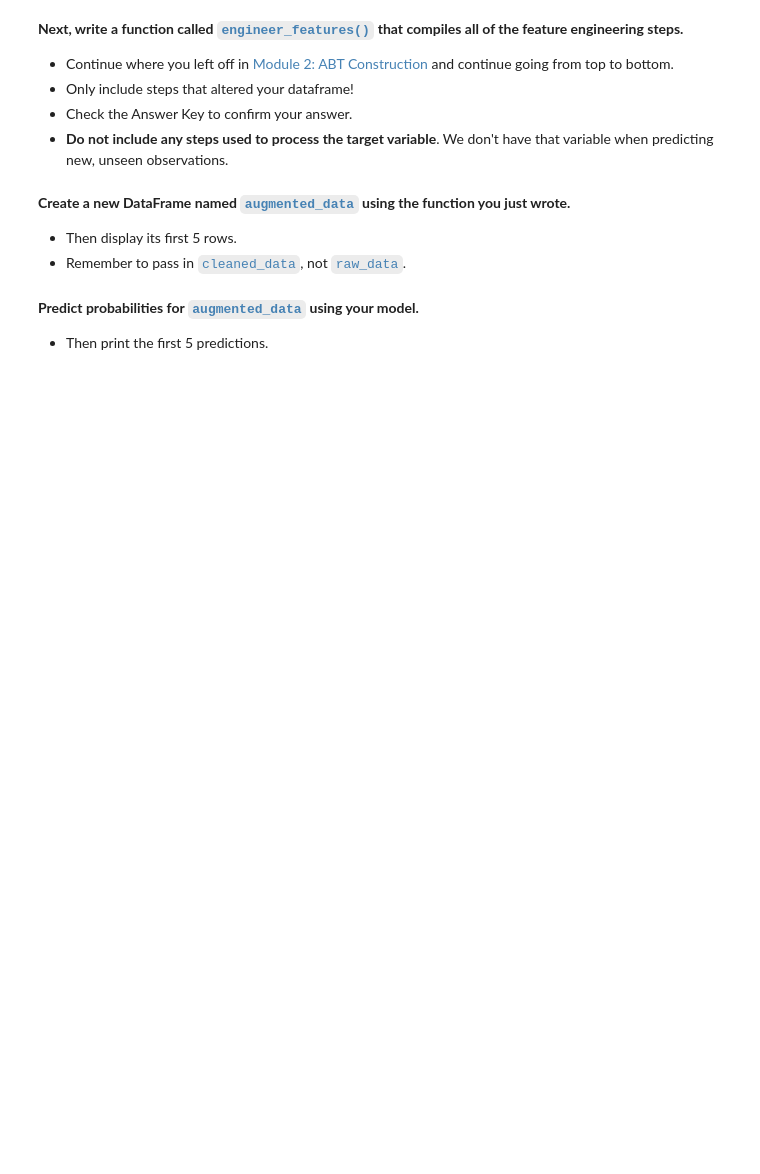
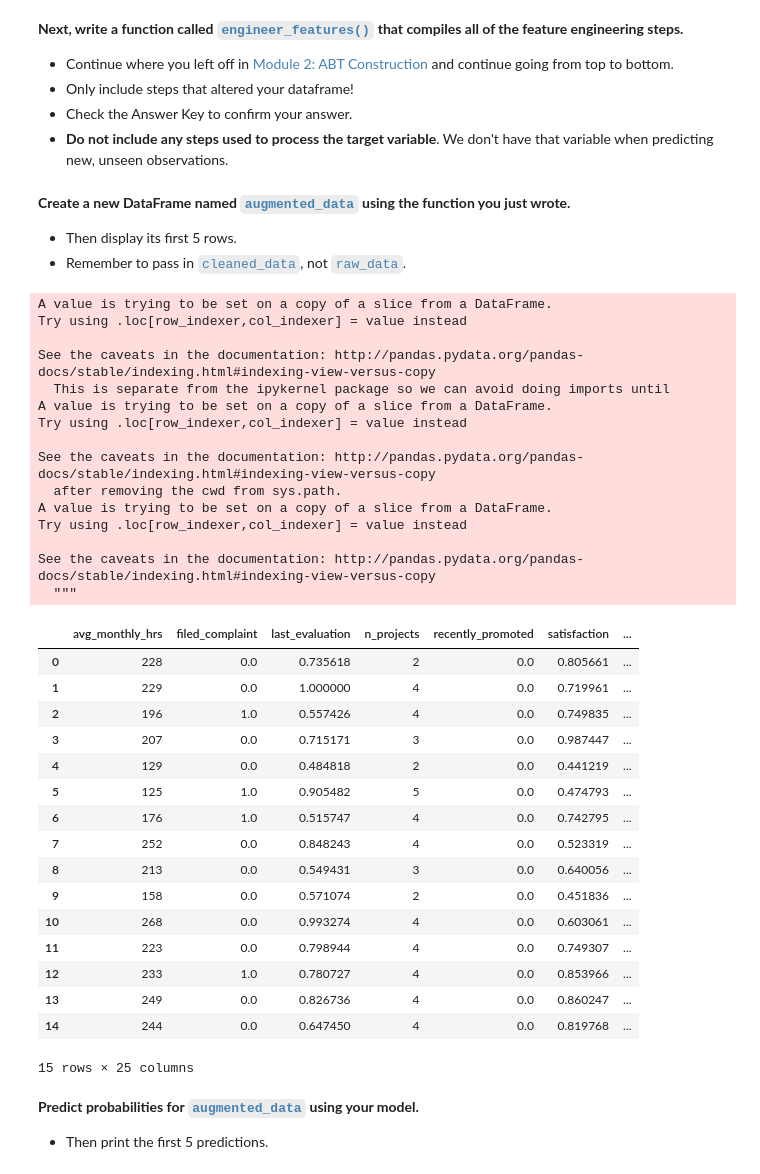
Before and after one commit to baskoroi/elite-ml, a Jupyter notebook: workbooks/project-3/Module 5 - Project Delivery.ipynb, the cells around one changed output. Drawn from its saved outputs; the diff is of its cells as text; code cells hidden in the pictures; blank space fills up the shorter version.

```diff
--- a/workbooks/project-3/Module 5 - Project Delivery.ipynb
+++ b/workbooks/project-3/Module 5 - Project Delivery.ipynb
@@ -176,12 +218,62 @@ def engineer_features(df):
+# %%
+def engineer_features(df):
+    # Indicator features: to group data for employees who left
+    df['underperformer'] = ((df.last_evaluation < 0.6) & (df.last_evaluation_missing == 0)).astype(int)
+    df['unhappy'] = (df.satisfaction < 0.2).astype(int)
+    df['overachiever'] = ((df.last_evaluation > 0.8) & (df.satisfaction > 0.7)).astype(int)
+
+    # Create dummy variables for 'department' and 'salary'
+    df = df.join(pd.get_dummies(df.department, prefix="department"))
+    df = df.join(pd.get_dummies(df.salary, prefix="salary"))
+
+    # Drop old/raw categorical columns
+    df.drop(columns=['department', 'salary'], inplace=True)
+
+    # Return cleaned dataframe
+    return df
 # %% [markdown]
 **Create a new DataFrame named <code style="color:steelblue">augmented_data</code> using the function you just wrote.**
 * Then display its first 5 rows.
 * Remember to pass in <code style="color:steelblue">cleaned_data</code>, not <code style="color:steelblue">raw_data</code>.
 # %%
 # Create augmented_new_data
-
+augmented_data = engineer_features(cleaned_data)
 
 # Display first 5 rows
+augmented_data.head(15)
+# %% [output]
+A value is trying to be set on a copy of a slice from a DataFrame.
+Try using .loc[row_indexer,col_indexer] = value instead
+
+See the caveats in the documentation: http://pandas.pydata.org/pandas-docs/stable/indexing.html#indexing-view-versus-copy
+  This is separate from the ipykernel package so we can avoid doing imports until
+A value is trying to be set on a copy of a slice from a DataFrame.
+Try using .loc[row_indexer,col_indexer] = value instead
+
+See the caveats in the documentation: http://pandas.pydata.org/pandas-docs/stable/indexing.html#indexing-view-versus-copy
+  after removing the cwd from sys.path.
+A value is trying to be set on a copy of a slice from a DataFrame.
+Try using .loc[row_indexer,col_indexer] = value instead
+
+See the caveats in the documentation: http://pandas.pydata.org/pandas-docs/stable/indexing.html#indexing-view-versus-copy
+  """
+|  | avg_monthly_hrs | filed_complaint | last_evaluation | n_projects | recently_promoted | satisfaction | ... |
+| 0 | 228 | 0.0 | 0.735618 | 2 | 0.0 | 0.805661 | ... |
+| 1 | 229 | 0.0 | 1.000000 | 4 | 0.0 | 0.719961 | ... |
+| 2 | 196 | 1.0 | 0.557426 | 4 | 0.0 | 0.749835 | ... |
+| 3 | 207 | 0.0 | 0.715171 | 3 | 0.0 | 0.987447 | ... |
+| 4 | 129 | 0.0 | 0.484818 | 2 | 0.0 | 0.441219 | ... |
+| 5 | 125 | 1.0 | 0.905482 | 5 | 0.0 | 0.474793 | ... |
+| 6 | 176 | 1.0 | 0.515747 | 4 | 0.0 | 0.742795 | ... |
+| 7 | 252 | 0.0 | 0.848243 | 4 | 0.0 | 0.523319 | ... |
+| 8 | 213 | 0.0 | 0.549431 | 3 | 0.0 | 0.640056 | ... |
+| 9 | 158 | 0.0 | 0.571074 | 2 | 0.0 | 0.451836 | ... |
+| 10 | 268 | 0.0 | 0.993274 | 4 | 0.0 | 0.603061 | ... |
+| 11 | 223 | 0.0 | 0.798944 | 4 | 0.0 | 0.749307 | ... |
+| 12 | 233 | 1.0 | 0.780727 | 4 | 0.0 | 0.853966 | ... |
+| 13 | 249 | 0.0 | 0.826736 | 4 | 0.0 | 0.860247 | ... |
+| 14 | 244 | 0.0 | 0.647450 | 4 | 0.0 | 0.819768 | ... |
+15 rows × 25 columns
 # %% [markdown]
 **Predict probabilities for <code style="color:steelblue">augmented_data</code> using your model.**
 * Then print the first 5 predictions.
```
Also changed, not shown: parts of 17 cells of this notebook, 2 other files.
